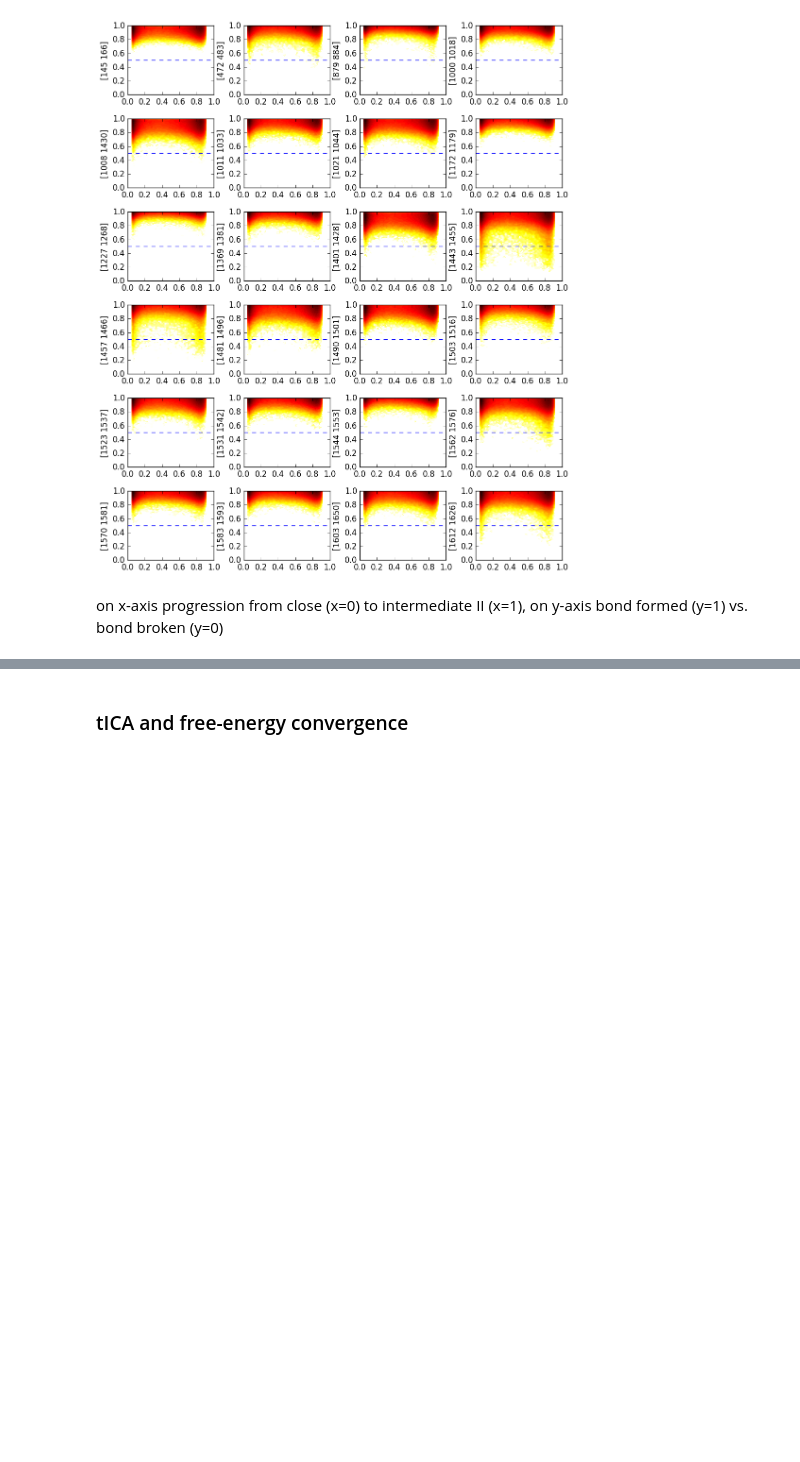
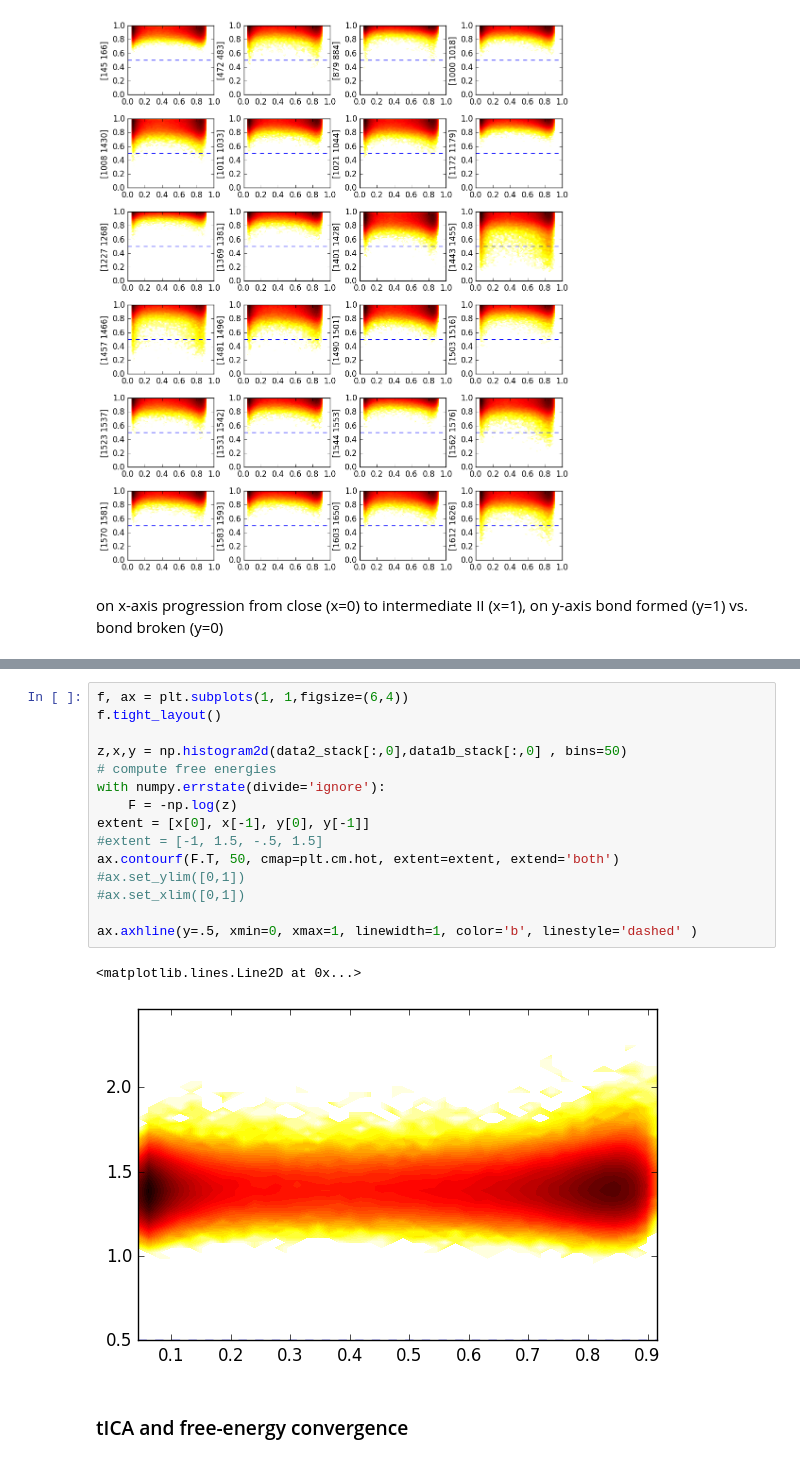
Before and after one commit to dprovasi/testsystems, a Jupyter notebook: Simulation_analysis_bondsDefined.ipynb, the cells around one changed output, grey strips where cells are left out. Saved outputs shown, nothing was run; the diff lists cells and outputs as text; blank space fills up the shorter version.

```diff
--- a/Simulation_analysis_bondsDefined.ipynb
+++ b/Simulation_analysis_bondsDefined.ipynb
@@ -184,3 +275,21 @@ ax.axhline(y=.5, xmin=0, xmax=1, linewidth=1, color='b', linestyle='dashed' )
+# %%
+f, ax = plt.subplots(1, 1,figsize=(6,4))
+f.tight_layout()
+
+z,x,y = np.histogram2d(data2_stack[:,0],data1b_stack[:,0] , bins=50)
+# compute free energies
+with numpy.errstate(divide='ignore'):
+    F = -np.log(z)
+extent = [x[0], x[-1], y[0], y[-1]]
+#extent = [-1, 1.5, -.5, 1.5]
+ax.contourf(F.T, 50, cmap=plt.cm.hot, extent=extent, extend='both')
+#ax.set_ylim([0,1])
+#ax.set_xlim([0,1])
+
+ax.axhline(y=.5, xmin=0, xmax=1, linewidth=1, color='b', linestyle='dashed' )
+# %% [output]
+<matplotlib.lines.Line2D at 0x...>
+[figure, added]
 # %% [markdown]
 ### tICA and free-energy convergence
 # %%
```
Also changed, not shown: parts of 15 cells of this notebook.
